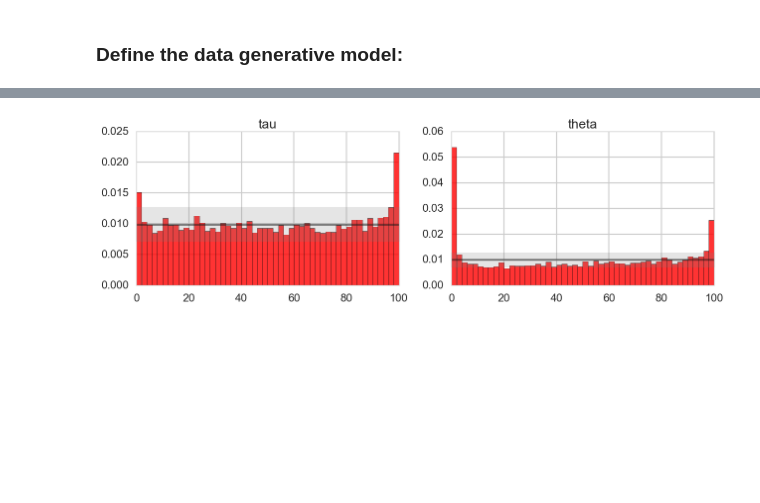
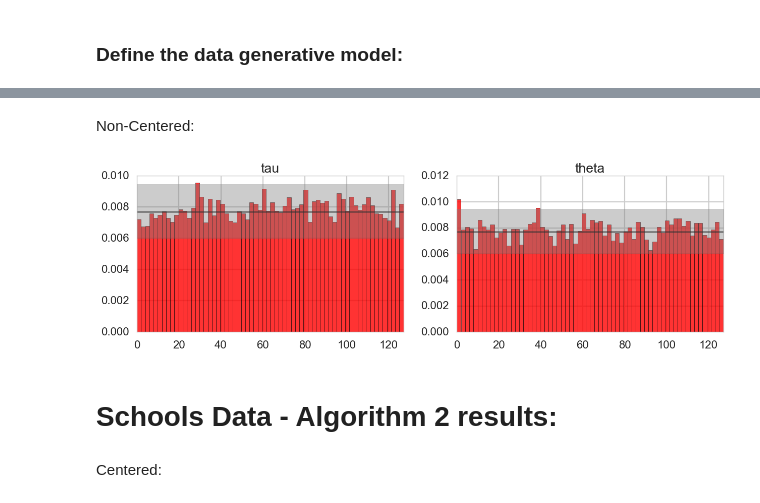
Before and after one commit to NickHoernle/mit-bayesian-inference, a Jupyter notebook: notebooks/6882_presentation.ipynb, the cells around one changed output, grey strips where cells are left out. Drawn from its saved outputs; the diff is of its cells as text; code cells hidden in the pictures; blank space fills up the shorter version.

```diff
--- a/notebooks/6882_presentation.ipynb
+++ b/notebooks/6882_presentation.ipynb
@@ -165,0 +203,3 @@ results_alpha, results_beta = algorithm(generate_data1, exp1, ['alpha', 'beta'])
+# %%
+fit = exp1.sampling(data=exp1_data)
+fit
@@ -397,7 +637,8 @@ cntrd_results = algorithm1(
                   )
 # %%
-noncntrd_results = algorithm1(
+noncntrd_results = algorithm(
                     generate_schools_noncntrd,
                     schools_model_noncntrd,
-                    ['mu', 'tau', 'theta']
+                    ['mu', 'tau', 'theta'],
+                    alg=1
                   )
@@ -406,0 +647,19 @@ mu, tau, theta = cntrd_results.values()
+# %%
+var = ['tau', 'theta']
+mu, tau, theta = cntrd_results.values()
+
+fig, axes = plt.subplots(1,2,figsize=(15,4))
+
+end_points = stats.binom(n=N, p=1/(bins+1)).interval(0.995)
+median = stats.binom(n=N, p=1/(bins+1), loc=0).median()
+
+axes[0].hist(tau, alpha=0.8, normed=True, color='r', bins=bins, range=[0,L])
+axes[1].hist(theta, alpha=0.8, normed=True, color='r', bins=bins, range=[0,L])
+
+for i,ax in enumerate(axes):
+    ax.axhline(y=median/(N*2), alpha=0.5, color='black')
+    ax.fill_between(x=np.arange(0,L+1), y1=end_points[0]/(N*2), y2=end_points[1]/(N*2), color='gray', alpha=0.4, zorder=100)
+    ax.set_title(var[i])
+    ax.set_xlim([0,L])
+
+plt.show()
@@ -407,18 +668,24 @@ mu, tau, theta = cntrd_results.values()
+# %% [markdown]
+Non-Centered:
 # %%
+mu, tau, theta = noncntrd_results.values()
+
 fig, axes = plt.subplots(1,2,figsize=(15,4))
 
-L = 100
-end_points = stats.binom(n=N, p=1/(L+1)).interval(0.995)
-median = stats.binom(n=N, p=1/(L+1), loc=0).median()
+end_points = stats.binom(n=N, p=1/(bins+1)).interval(0.995)
+median = stats.binom(n=N, p=1/(bins+1), loc=0).median()
 
-axes[0].hist(tau, alpha=0.8, normed=True, color='r', bins=bins)
-axes[1].hist(theta, alpha=0.8, normed=True, color='r', bins=bins)
+axes[0].hist(tau, alpha=0.8, normed=True, color='r', bins=bins, range=[0,L])
+axes[1].hist(theta, alpha=0.8, normed=True, color='r', bins=bins, range=[0,L])
 
 for i,ax in enumerate(axes):
-    ax.axhline(y=median/N, alpha=0.5, color='black')
-    ax.fill_between(x=np.arange(0,L+1), y1=end_points[0]/N, y2=end_points[1]/N, color='gray', alpha=0.2, zorder=100)
+    ax.axhline(y=median/(N*2), alpha=0.5, color='black')
+    ax.fill_between(x=np.arange(0,L+1), y1=end_points[0]/(N*2), y2=end_points[1]/(N*2), color='gray', alpha=0.4, zorder=100)
     ax.set_title(var[i])
+    ax.set_xlim([0,L])
 
 plt.show()
 # %% [output]
-[figure, old version]
+[figure, new version]
+# %% [markdown]
+# Schools Data - Algorithm 2 results:
@@ -424,0 +706,2 @@ plt.show()
+# %% [markdown]
+Centered:
```
Also changed, not shown: parts of 57 cells of this notebook, 1 other file.
